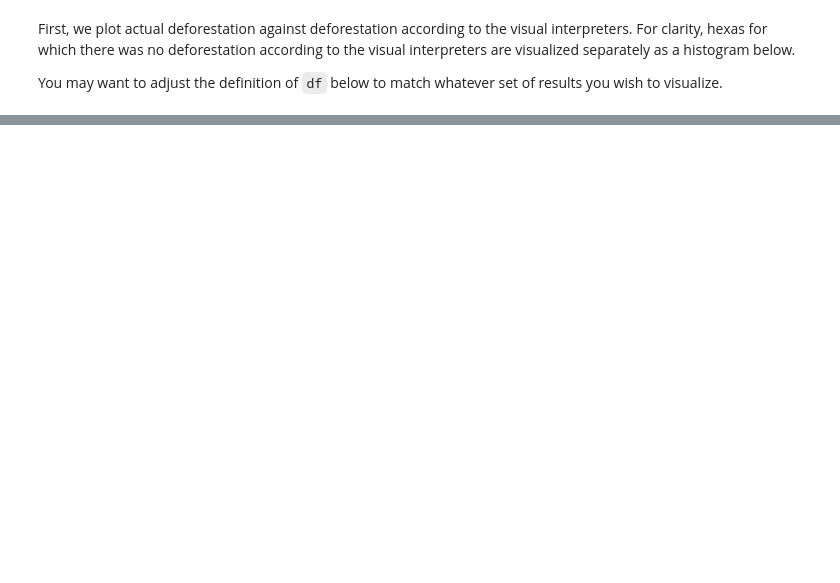
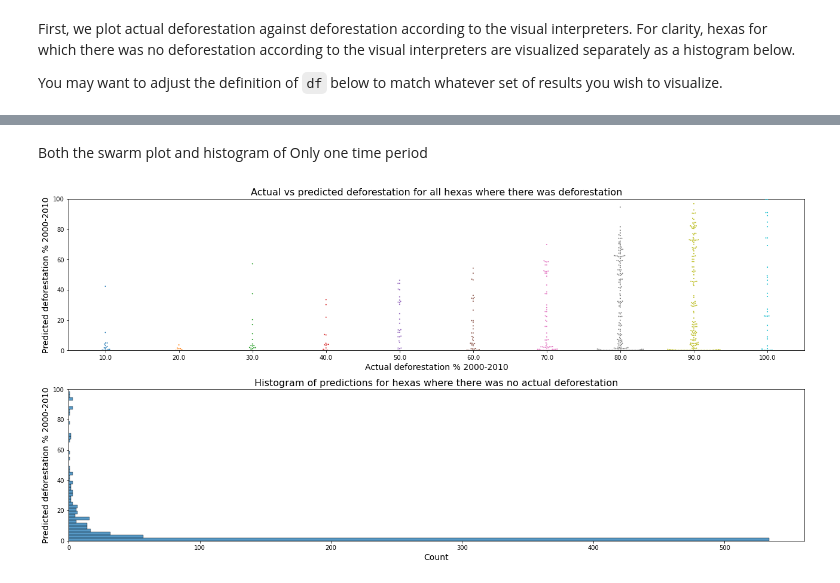
Before and after one commit to OAarne/dsp2021_landuse, a Jupyter notebook: evaluation.ipynb, the cells around one changed output, grey strips where cells are left out. Drawn from its saved outputs; the diff is of its cells as text; code cells hidden in the pictures; blank space fills up the shorter version.

```diff
--- a/evaluation.ipynb
+++ b/evaluation.ipynb
@@ -154,0 +175,26 @@ plt.show()
+# %% [markdown]
+Both the swarm plot and histogram of Only one time period
+# %%
+period = "2000-2010"
+
+df = total_df
+fig, axes = plt.subplots(2, 1)
+fig.set_size_inches(18, 9)
+w_no_change = total_df.loc[total_df["% Forest Loss " + period] < 10, :]
+w_change = total_df.loc[total_df["% Forest Loss " + period] >= 10, :]
+sns.swarmplot(x=w_change["% Forest Loss " + period], y=w_change["deforestation " + period], size=2, ax=axes[0])
+sns.histplot(y=w_no_change["deforestation " + period], ax=axes[1], bins=50)
+y_lim = (0, 100)
+axes[0].set_ylim(y_lim)
+axes[1].set_ylim(y_lim)
+axes[0].set_ylabel("Predicted deforestation % " + period, fontsize=14)
+axes[1].set_ylabel("Predicted deforestation % " + period, fontsize=14)
+axes[0].set_xlabel("Actual deforestation % " + period, fontsize=14)
+axes[1].set_xlabel("Count", fontsize=14)
+axes[0].set_title("Actual vs predicted deforestation for all hexas where there was deforestation", fontsize=16)
+axes[1].set_title("Histogram of predictions for hexas where there was no actual deforestation", fontsize=16)
+# fig.suptitle("Histogram of predictions for hexas where there was no actual deforestation", fontsize=16)
+plt.tight_layout()
+plt.show()
+# %% [output]
+[figure, added]
```
Also changed, not shown: parts of 7 cells of this notebook.
